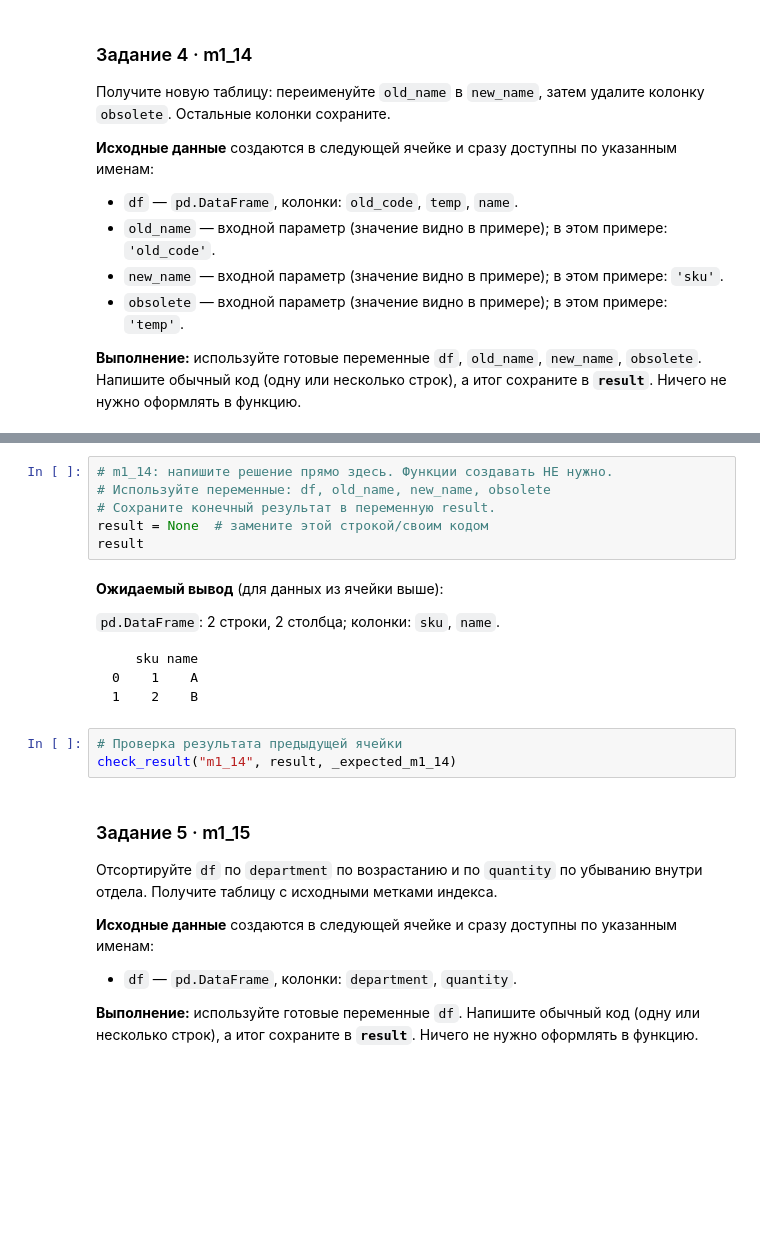
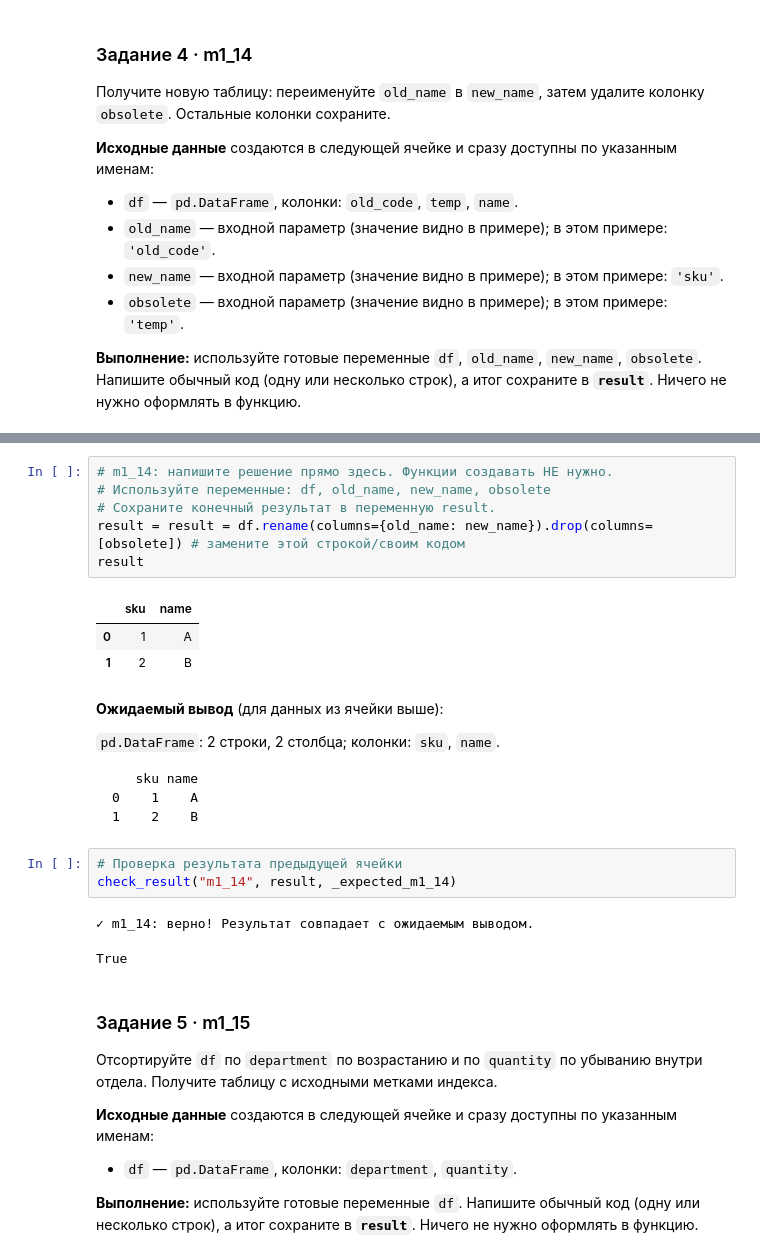
Before and after one commit to TAHA8881/pandas_training_m, a Jupyter notebook: module_01/03_column_operations.ipynb, the cells around one changed output, grey strips where cells are left out. Saved outputs shown, nothing was run; the diff lists cells and outputs as text; blank space fills up the shorter version.

```diff
--- a/module_01/03_column_operations.ipynb
+++ b/module_01/03_column_operations.ipynb
@@ -312,9 +330,13 @@ _expected_m1_14 = expected_for("m1_14", df=df, old_name=old_name, new_name=new_n
 # %%
 # m1_14: напишите решение прямо здесь. Функции создавать НЕ нужно.
 # Используйте переменные: df, old_name, new_name, obsolete
 # Сохраните конечный результат в переменную result.
-result = None  # замените этой строкой/своим кодом
+result = result = df.rename(columns={old_name: new_name}).drop(columns=[obsolete]) # замените этой строкой/своим кодом
 result
+# %% [output]
+|  | sku | name |
+| 0 | 1 | A |
+| 1 | 2 | B |
 # %% [markdown]
 **Ожидаемый вывод** (для данных из ячейки выше):
 
@@ -328,6 +350,9 @@ result
 # %%
 # Проверка результата предыдущей ячейки
 check_result("m1_14", result, _expected_m1_14)
+# %% [output]
+✓ m1_14: верно! Результат совпадает с ожидаемым выводом.
+True
 # %% [markdown]
 ### Задание 5 · m1_15
 
```
Also changed, not shown: parts of 6 cells of this notebook.
